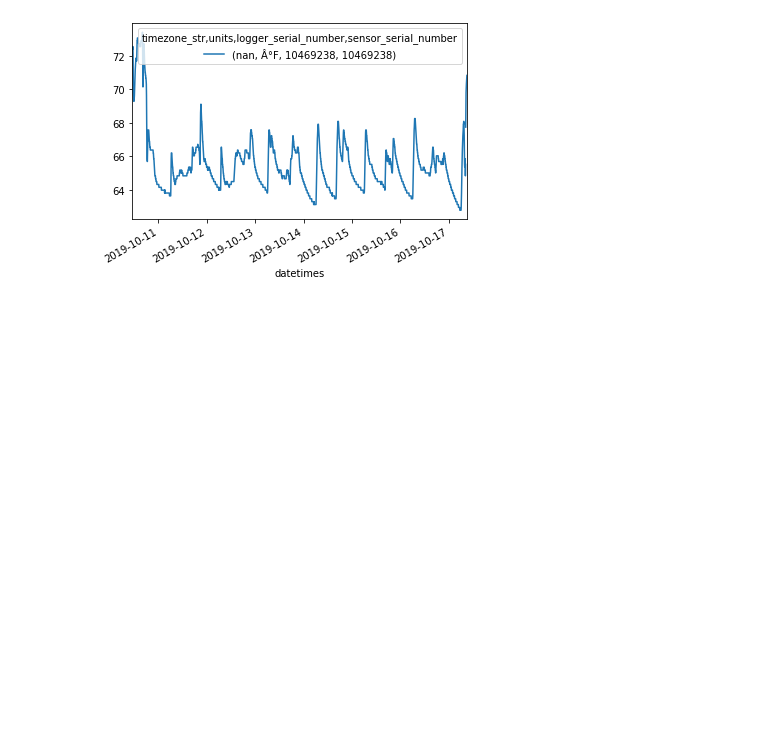
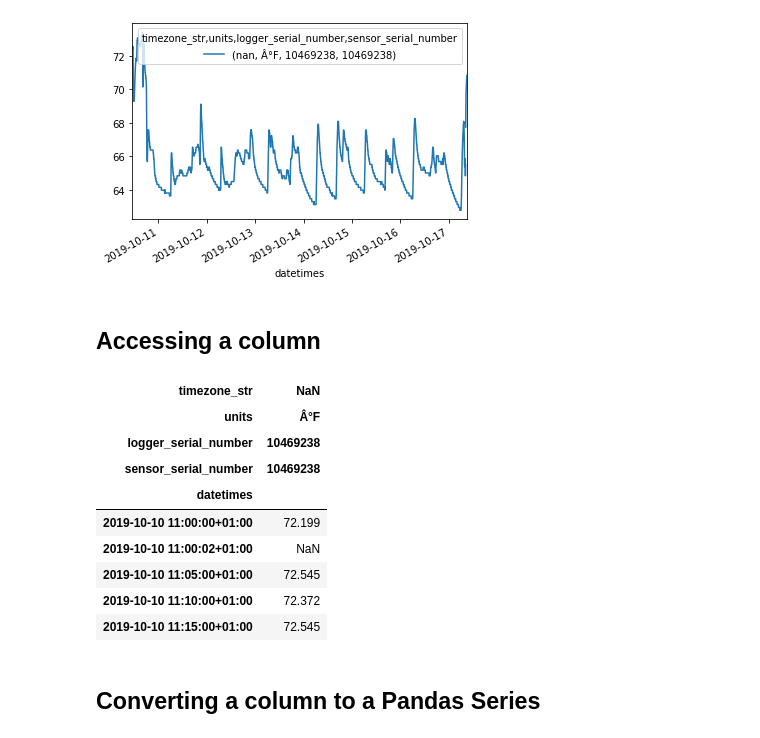
Before and after one commit to building-energy/hoboreader, a Jupyter notebook: demo/dataframe_demo.ipynb, the cells around one changed output. Cells and saved outputs as stored; diff of their text form; code cells hidden in the pictures; blank space fills up the shorter version.

```diff
--- a/demo/dataframe_demo.ipynb
+++ b/demo/dataframe_demo.ipynb
@@ -33,3 +40,20 @@ df['Temp'].plot()
 # %% [output]
 <matplotlib.axes._subplots.AxesSubplot at 0x...>
 [figure]
+# %% [markdown]
+## Accessing a column
+# %%
+df['Temp'].head()
+# %% [output]
+| timezone_str | NaN |
+| units | Â°F |
+| logger_serial_number | 10469238 |
+| sensor_serial_number | 10469238 |
+| datetimes |  |
+| 2019-10-10 11:00:00+01:00 | 72.199 |
+| 2019-10-10 11:00:02+01:00 | NaN |
+| 2019-10-10 11:05:00+01:00 | 72.545 |
+| 2019-10-10 11:10:00+01:00 | 72.372 |
+| 2019-10-10 11:15:00+01:00 | 72.545 |
+# %% [markdown]
+## Converting a column to a Pandas Series
```
Also changed, not shown: parts of 8 cells of this notebook, 5 other files.
